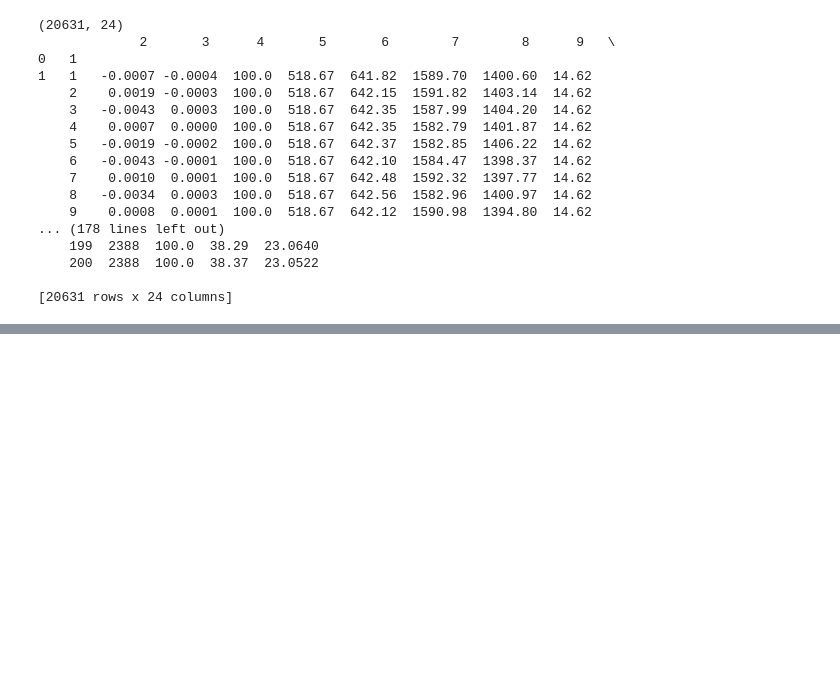
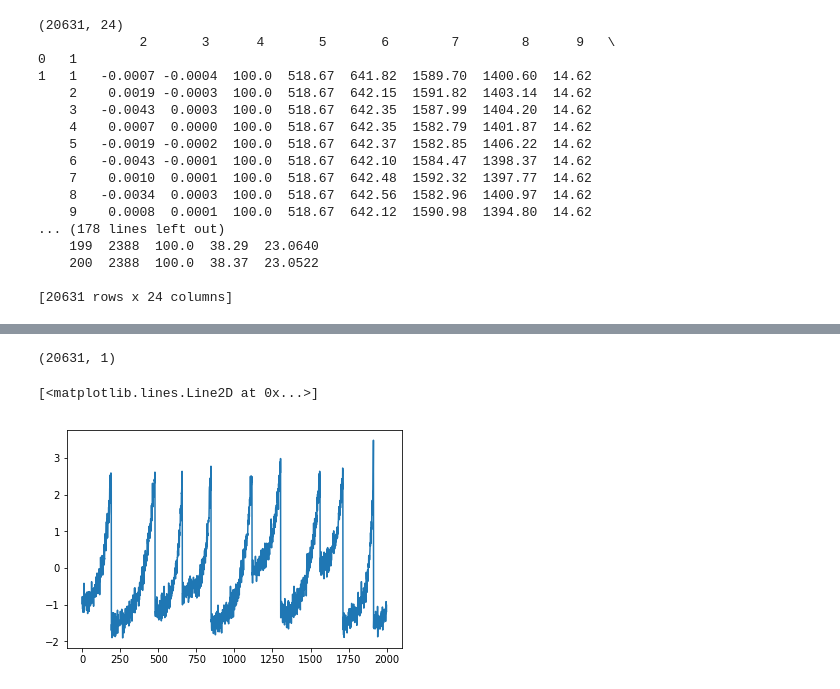
Before and after one commit to tdeneke/tssim, a Jupyter notebook: spike/fault2failure.ipynb, the cells around one changed output, grey strips where cells are left out. Drawn from its saved outputs; the diff is of its cells as text; code cells hidden in the pictures; blank space fills up the shorter version.

```diff
--- a/spike/fault2failure.ipynb
+++ b/spike/fault2failure.ipynb
@@ -38,0 +62,19 @@ print(test.shape)
+# %%
+def make_pca_index(data, scale_data = True):
+    '''
+    Compute the correlation matrix of a set of stock data, and return
+    the first principal component.
+
+    By default, the data are scaled to have mean zero and variance one
+    before performing the PCA.
+    '''
+    if scale_data:
+        #print(data)
+        data_std = data.apply(scale)
+        #print(data_std)
+    else:
+        data_std = data
+    #corrs = np.asarray(data_std.cov())
+    pca   = PCA(n_components = 1).fit(data_std.corr())
+    index = -scale(pca.transform(scale(data_std)))
+    return index
@@ -38,0 +94,9 @@ print(test.shape)
+# %%
+index = make_pca_index(train, scale_data=False)
+# %%
+print(index.shape)
+plt.plot(index[0:2000])
+# %% [output]
+(20631, 1)
+[<matplotlib.lines.Line2D at 0x...>]
+[figure, added]
```
Also changed, not shown: parts of 8 cells of this notebook.
